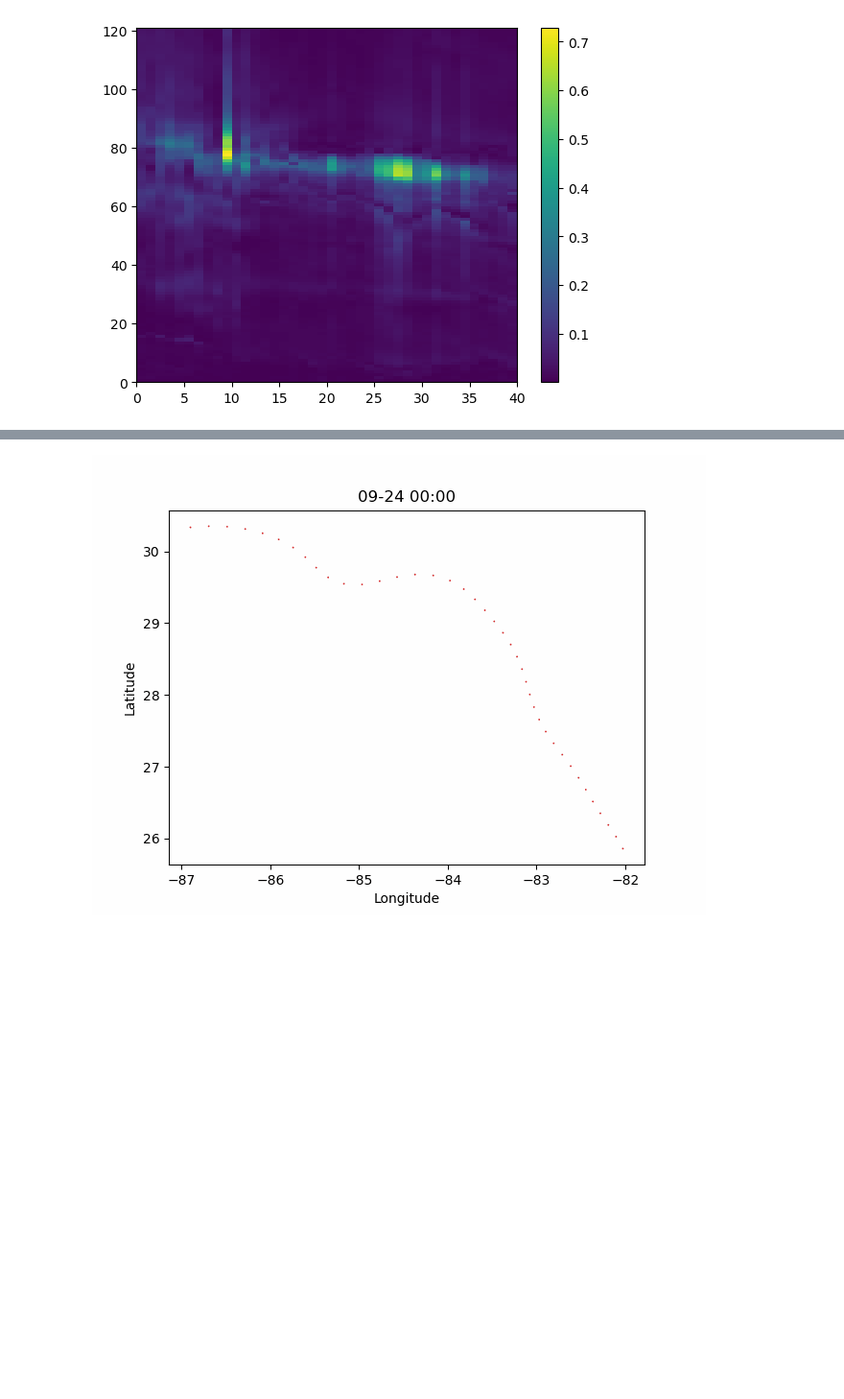
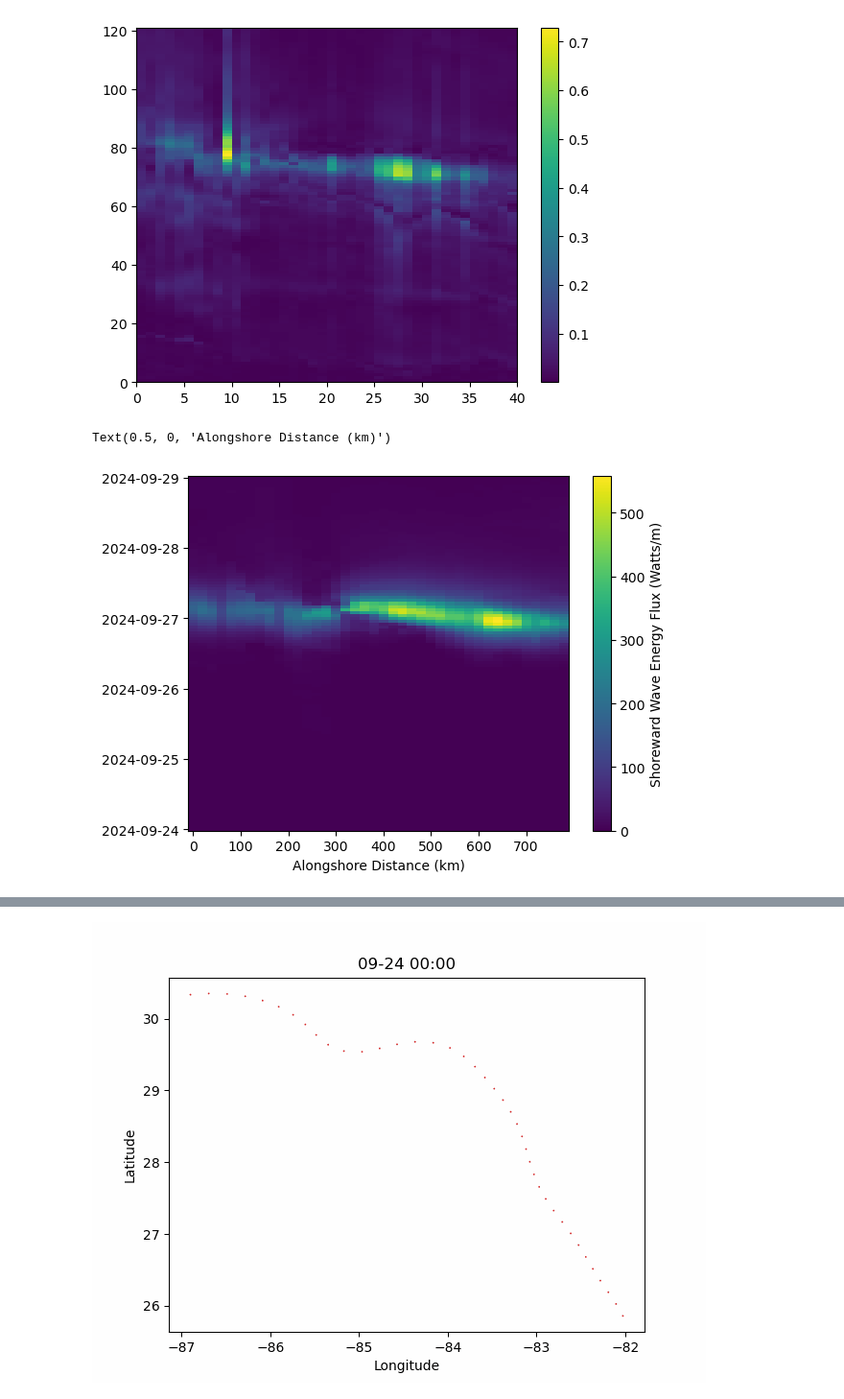
Before and after one commit to csherwood-usgs/NOPP_comparison, a Jupyter notebook: extract_eflux_on_contour.ipynb, the cells around one changed output, grey strips where cells are left out. Shown at 96% size. Saved outputs shown, nothing was run; the diff lists cells and outputs as text; code cells hidden in the pictures; blank space fills up the shorter version.

```diff
--- a/extract_eflux_on_contour.ipynb
+++ b/extract_eflux_on_contour.ipynb
@@ -18,6 +18,7 @@ contour_file = 'contour15sp.csv'
 df = pd.read_csv( contour_file )
 contour15sp = np.column_stack( (df['contour15s_lon'], df['contour15s_lat']) )
 normals15sp = np.column_stack( (df['normals15_x'], df['normals15_y']) )
+xy15sp = np.column_stack( (df['contour15s_x'], df['contour15s_y']) )
 df
 # %% [output]
 |  | contour15s_lon | contour15s_lat | contour15s_x | contour15s_y | normals15_x | normals15_y |
@@ -44,5 +45,12 @@ plt.plot(contour15sp[s:e:10,0],contour15sp[s:e:10,1],'.')
 # %%
 contour_points = contour15sp[s:e:10,:]
 normals = normals15sp[s:e:10,:]
-print(len(contour_points))
+contour_xy = xy15sp[s:e:10,:]
+print("Number of contour points: ",len(contour_points))
+# Compute distance along contour
+dxyc = np.diff(contour_xy, axis=0)
+delc = np.linalg.norm( dxyc, axis=1 )
+print('Contour spacing (min, max, avg): {:.2f}, {:.2f}, {:.2f} km'.format(np.min(delc)/1000., np.max(delc)/1000., np.mean(delc)/1000. ))
+contour_dist = np.hstack((0, np.cumsum( delc )))/1000.
+print('Contour length: ',contour_dist[-1], 'km' )
 # %% [output]
@@ -276,0 +318,7 @@ for i in range( npoints ):
+# %%
+_ = plt.pcolormesh( contour_dist, ocean_time, EfluxS.T)
+plt.colorbar(label='Shoreward Wave Energy Flux (Watts/m)')
+plt.xlabel('Alongshore Distance (km)')
+# %% [output]
+Text(0.5, 0, 'Alongshore Distance (km)')
+[figure, added]
```
Also changed, not shown: parts of 13 cells of this notebook.
